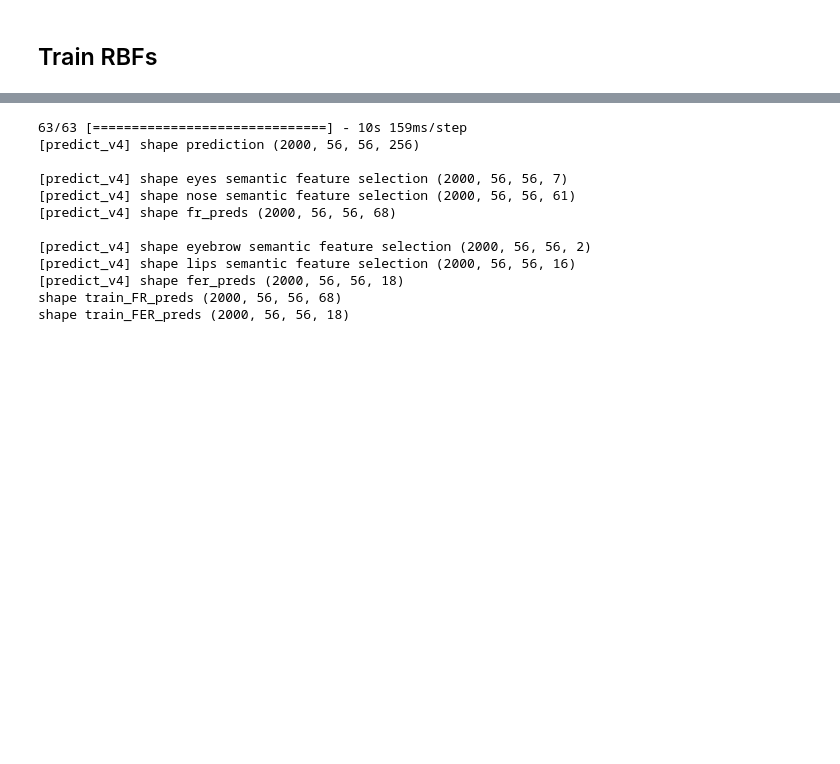
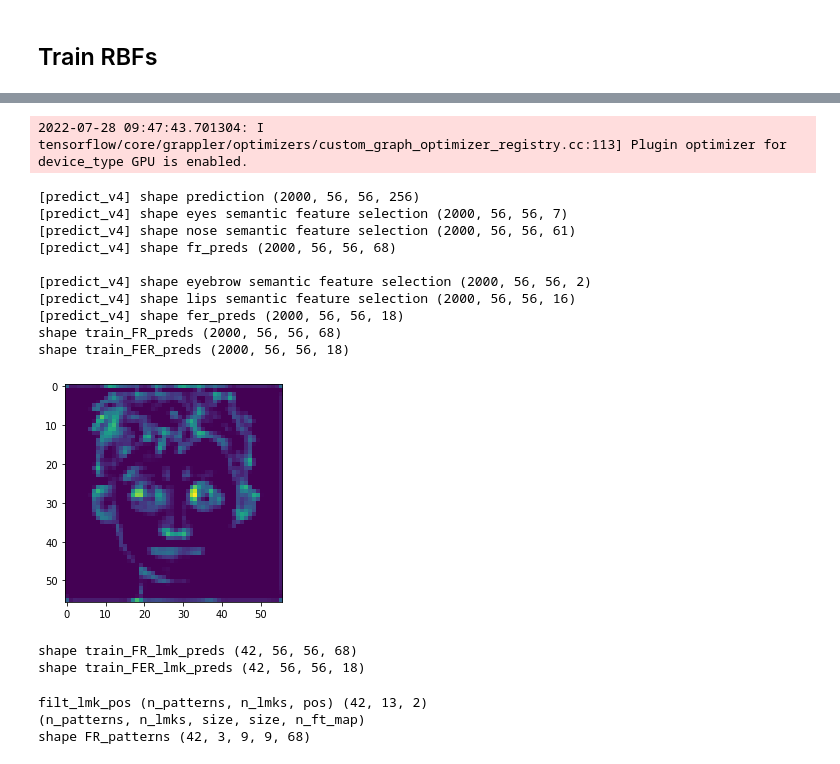
Before and after one commit to michaelStettler/BVS, a Jupyter notebook: projects/memory_efficiency/02_NR_on_FERG_m0001.ipynb, the cells around one changed output, grey strips where cells are left out. Cells and saved outputs as stored; diff of their text form; code cells hidden in the pictures; blank space fills up the shorter version.

```diff
--- a/projects/memory_efficiency/02_NR_on_FERG_m0001.ipynb
+++ b/projects/memory_efficiency/02_NR_on_FERG_m0001.ipynb
@@ -28,12 +28,14 @@ print("shape train_data[0]", np.shape(train_data[0]))
 # %% [output]
 shape train_data[0] (2000, 224, 224, 3)
 # %%
-def display_image(image, lmks=None, ref_lmks=None, lmk_size=5, figure=None):
+def display_image(image, lmks=None, ref_lmks=None, lmk_size=5, pre_processing=None, figure=None):
     img = np.copy(image)
-    # (un-)process image from VGG19 pre-processing
-    img = np.array(img + 128) / 256
-    img = img[..., ::-1]  # rgb
-    img[img > 1] = 1.0
+
+    if pre_processing == 'VGG19':
+        # (un-)process image from VGG19 pre-processing
+        img = np.array(img + 128) / 256
+        img = img[..., ::-1]  # rgb
+        img[img > 1] = 1.0
 
     # compute padding
     lmk_padding = int(lmk_size/2)
@@ -127,10 +226,18 @@ print("[LOAD] Model loaded")
 [LOAD] Model loaded
 # %%
 def predict_v4(data):
-    # predict v4 output
-    preds = v4_model.predict(data[0], verbose=1)
+    preds = []
+    for i in tqdm.tqdm((range(len(data[0])))):
+        # predict v4 output
+        pred = v4_model.predict(np.expand_dims(data[0][i], axis=0), verbose=0)
+        preds.append(pred)
+    preds = np.squeeze(np.array(preds))
     print("[predict_v4] shape prediction", np.shape(preds))
-    print()
+
+    # WHAT TENSORFLOW!!!!!!!!! HOW COMES THIS CREATE WEIRD PATCHES SCRAPPED AROUND?!?!?!?!?
+    # preds = v4_model.predict(data[0], verbose=1)
+    # print("[predict_v4] shape prediction", np.shape(preds))
+    # print()
 
     # get feature maps that mimic a semantic selection pipeline
     # keep only highest IoU semantic score
@@ -157,15 +264,28 @@ train_FR_preds, train_FER_preds = predict_v4(train_data)
 print("shape train_FR_preds", np.shape(train_FR_preds))
 print("shape train_FER_preds", np.shape(train_FER_preds))
 # %% [output]
-63/63 [==============================] - 10s 159ms/step
-[predict_v4] shape prediction (2000, 56, 56, 256)
-
-[predict_v4] shape eyes semantic feature selection (2000, 56, 56, 7)
-[predict_v4] shape nose semantic feature selection (2000, 56, 56, 61)
-[predict_v4] shape fr_preds (2000, 56, 56, 68)
-
-[predict_v4] shape eyebrow semantic feature selection (2000, 56, 56, 2)
-[predict_v4] shape lips semantic feature selection (2000, 56, 56, 16)
-[predict_v4] shape fer_preds (2000, 56, 56, 18)
-shape train_FR_preds (2000, 56, 56, 68)
-shape train_FER_preds (2000, 56, 56, 18)
+2022-07-28 09:47:43.701304: I tensorflow/core/grappler/optimizers/custom_graph_optimizer_registry.cc:113] Plugin optimizer for device_type GPU is enabled.
+[predict_v4] shape prediction (2000, 56, 56, 256)
+[predict_v4] shape eyes semantic feature selection (2000, 56, 56, 7)
+[predict_v4] shape nose semantic feature selection (2000, 56, 56, 61)
+[predict_v4] shape fr_preds (2000, 56, 56, 68)
+
+[predict_v4] shape eyebrow semantic feature selection (2000, 56, 56, 2)
+[predict_v4] shape lips semantic feature selection (2000, 56, 56, 16)
+[predict_v4] shape fer_preds (2000, 56, 56, 18)
+shape train_FR_preds (2000, 56, 56, 68)
+shape train_FER_preds (2000, 56, 56, 18)
+# %%
+# control one feature map!!!!!! I was getting some super strange patch here...
+display_image(train_FR_preds[21, ..., 0])
+# %% [output]
+[figure, added]
+# %%
+# filter predictions with train_lmk_idx
+train_FR_lmk_preds = train_FR_preds[np.reshape(train_lmk_idx, -1)]
+print("shape train_FR_lmk_preds", np.shape(train_FR_lmk_preds))
+train_FER_lmk_preds = train_FER_preds[np.reshape(train_lmk_idx, -1)]
+print("shape train_FER_lmk_preds", np.shape(train_FER_lmk_preds))
+# %% [output]
+shape train_FR_lmk_preds (42, 56, 56, 68)
+shape train_FER_lmk_preds (42, 56, 56, 18)
@@ -171,0 +321,16 @@ shape train_FER_preds (2000, 56, 56, 18)
+# %%
+# declare RBF parameters
+posX = np.round(86 / 4).astype(int)
+posY = np.round(114 / 4).astype(int)
+filt_lmk_pos = filter_lmk_pos(lmk_pos, train_lmk_idx)
+print("filt_lmk_pos (n_patterns, n_lmks, pos)", np.shape(filt_lmk_pos))
+FR_patterns = construct_patterns(train_FR_lmk_preds, filt_lmk_pos[:, :3], (9, 9), ratio=224/56)  # issue is that FR_lmk_preds is not sorted as filt_lmk_pos???
+# FER_patterns = construct_patterns(filt_lmk_pos[:, 3:], (3, 3), train_FER_lmk_preds, ratio=224/56)
+
+print("(n_patterns, n_lmks, size, size, n_ft_map)")
+print("shape FR_patterns", np.shape(FR_patterns))
+# print("shape FER_patterns", np.shape(FER_patterns))
+# %% [output]
+filt_lmk_pos (n_patterns, n_lmks, pos) (42, 13, 2)
+(n_patterns, n_lmks, size, size, n_ft_map)
+shape FR_patterns (42, 3, 9, 9, 68)
```
Also changed, not shown: parts of 17 cells of this notebook.
